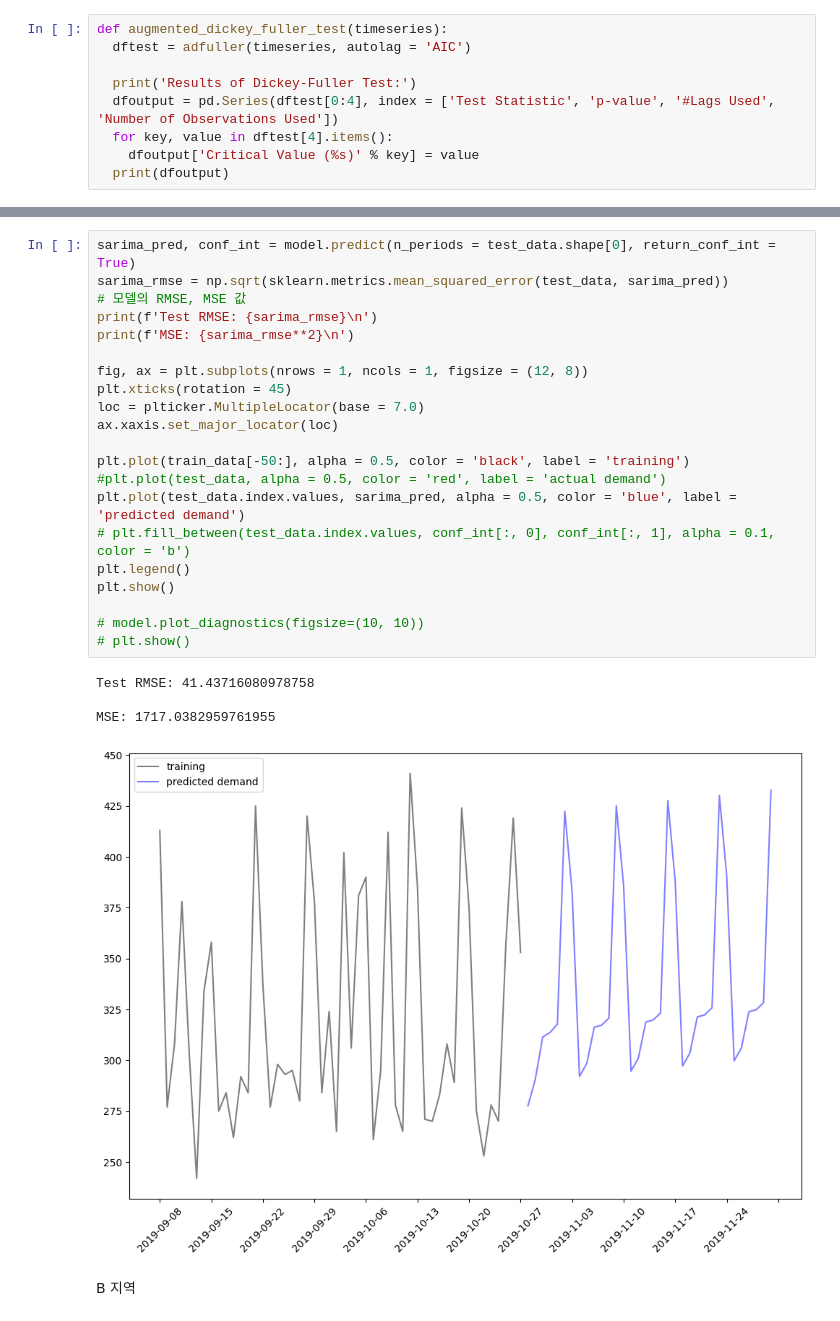
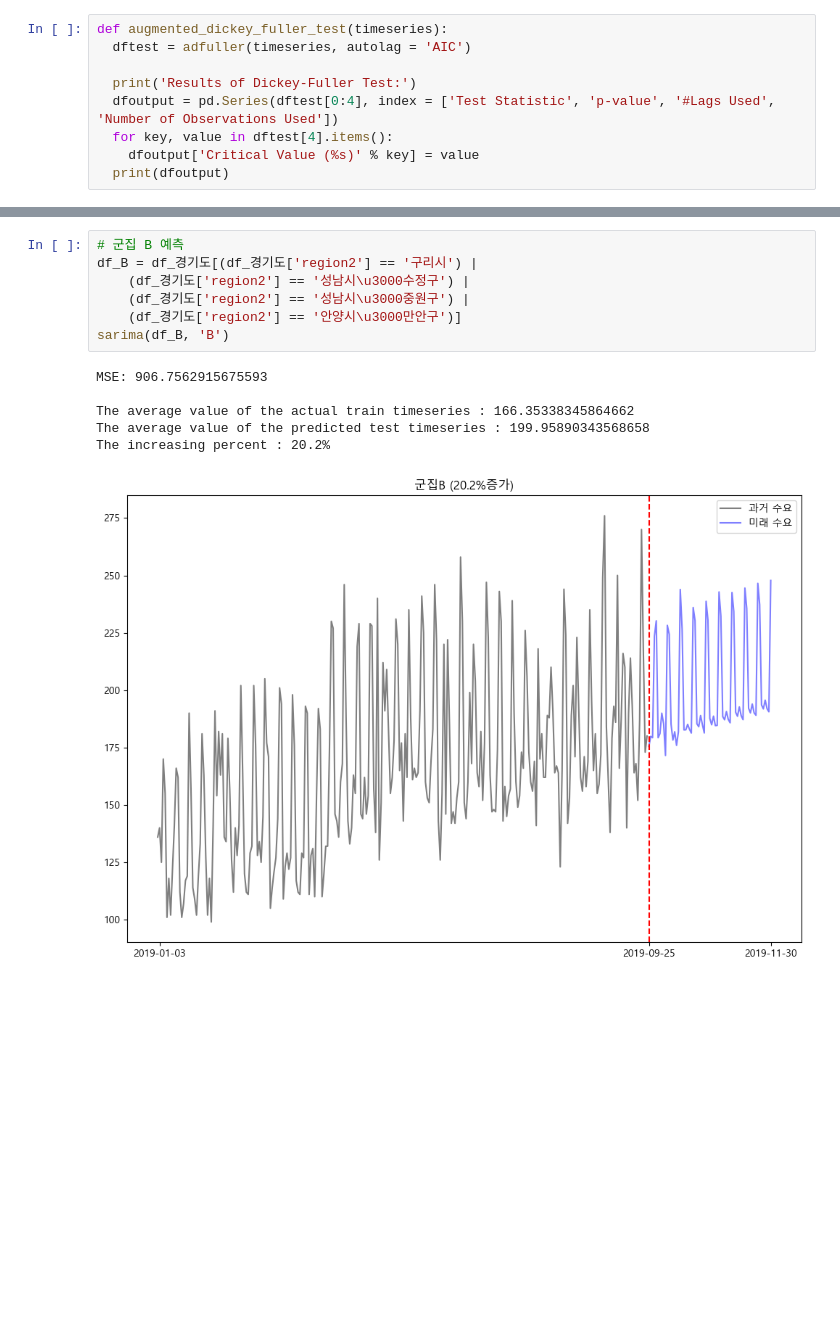
Before and after one commit to govin08/our-socar, a Jupyter notebook: main/code/code_c_forecasting/1c402_0203_SARIMA_ver_3.ipynb, the cells around one changed output, grey strips where cells are left out. Saved outputs shown, nothing was run; the diff lists cells and outputs as text; blank space fills up the shorter version.

```diff
--- a/main/code/code_c_forecasting/1c402_0203_SARIMA_ver_3.ipynb
+++ b/main/code/code_c_forecasting/1c402_0203_SARIMA_ver_3.ipynb
@@ -362,28 +318,14 @@ dtype: float64
-# %%
-sarima_pred, conf_int = model.predict(n_periods = test_data.shape[0], return_conf_int = True)
-sarima_rmse = np.sqrt(sklearn.metrics.mean_squared_error(test_data, sarima_pred))
-# 모델의 RMSE, MSE 값
-print(f'Test RMSE: {sarima_rmse}\n')
-print(f'MSE: {sarima_rmse**2}\n')
-
-fig, ax = plt.subplots(nrows = 1, ncols = 1, figsize = (12, 8))
-plt.xticks(rotation = 45)
-loc = plticker.MultipleLocator(base = 7.0)
-ax.xaxis.set_major_locator(loc)
-
-plt.plot(train_data[-50:], alpha = 0.5, color = 'black', label = 'training')
-#plt.plot(test_data, alpha = 0.5, color = 'red', label = 'actual demand')
-plt.plot(test_data.index.values, sarima_pred, alpha = 0.5, color = 'blue', label = 'predicted demand')
-# plt.fill_between(test_data.index.values, conf_int[:, 0], conf_int[:, 1], alpha = 0.1, color = 'b')
-plt.legend()
-plt.show()
-
-# model.plot_diagnostics(figsize=(10, 10))
-# plt.show()
-# %% [output]
-Test RMSE: 41.43716080978758
-
-MSE: 1717.0382959761955
-[figure, removed]
-# %% [markdown]
-B 지역
+# %%
+# 군집 B 예측
+df_B = df_경기도[(df_경기도['region2'] == '구리시') |
+    (df_경기도['region2'] == '성남시\u3000수정구') |
+    (df_경기도['region2'] == '성남시\u3000중원구') |
+    (df_경기도['region2'] == '안양시\u3000만안구')]
+sarima(df_B, 'B')
+# %% [output]
+MSE: 906.7562915675593
+
+The average value of the actual train timeseries : 166.35338345864662
+The average value of the predicted test timeseries : 199.95890343568658
+The increasing percent : 20.2%
+[figure, added]
```
Also changed, not shown: parts of 32 cells of this notebook, 1 other file.
